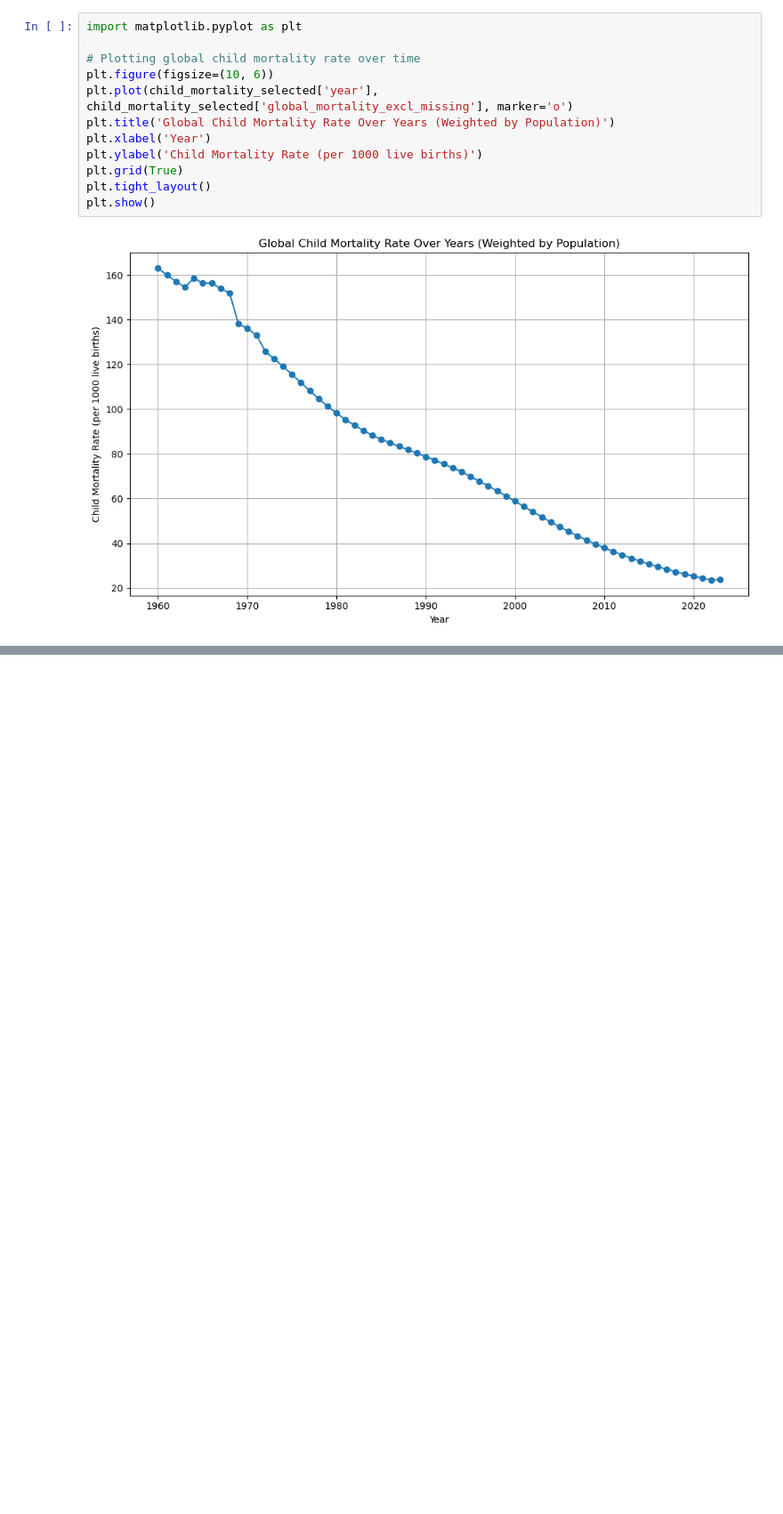
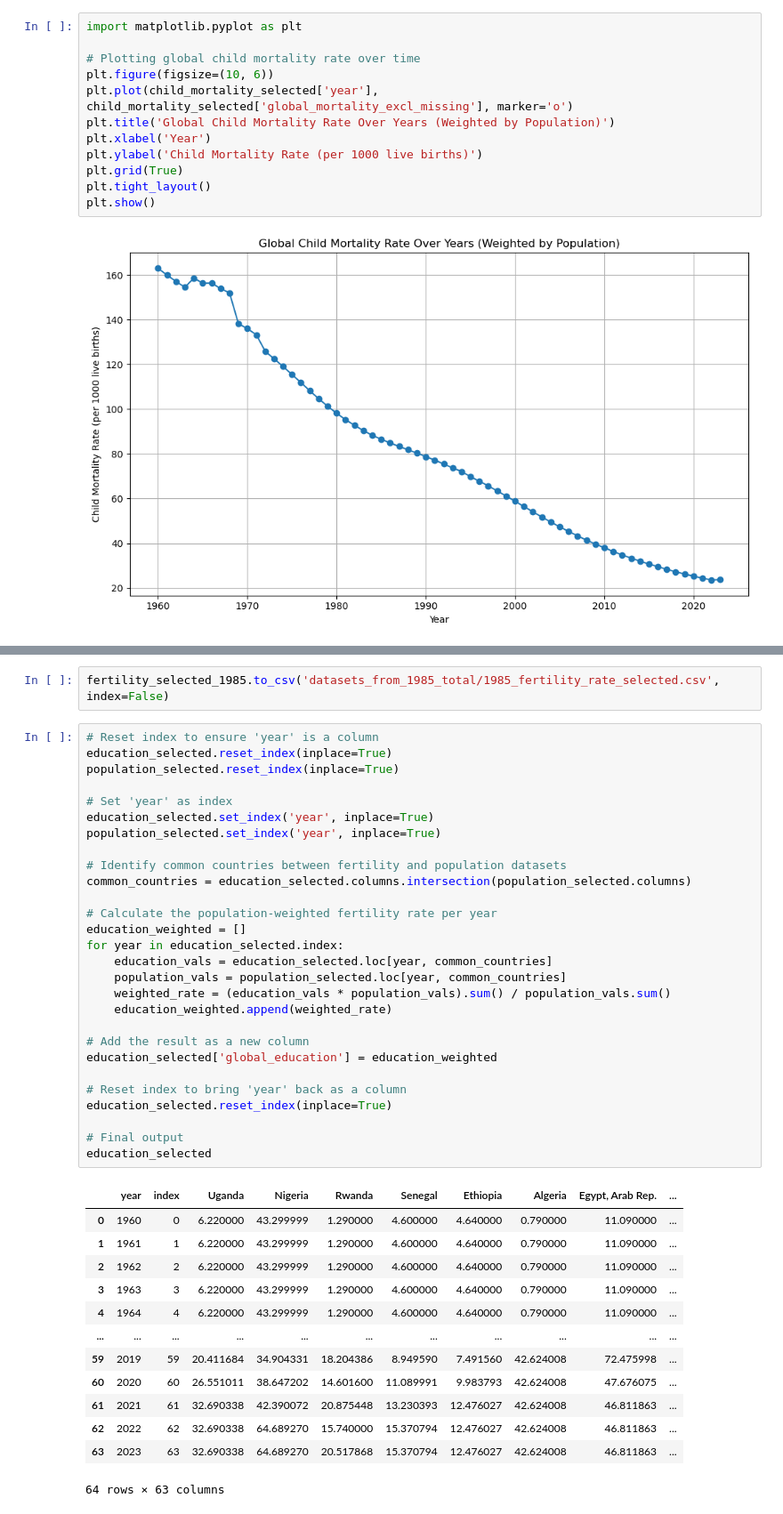
Before and after one commit to capstone-team-analytics/population_analysis, a Jupyter notebook: data_wrangling/from_sql.ipynb, the cells around one changed output, grey strips where cells are left out. Shown: that part at 89% size. Cells and saved outputs as stored; diff of their text form; blank space fills up the shorter version.

```diff
--- a/data_wrangling/from_sql.ipynb
+++ b/data_wrangling/from_sql.ipynb
@@ -220,0 +261,44 @@ fertility_selected
+# %%
+fertility_selected_1985.to_csv('datasets_from_1985_total/1985_fertility_rate_selected.csv', index=False)
+# %%
+# Reset index to ensure 'year' is a column
+education_selected.reset_index(inplace=True)
+population_selected.reset_index(inplace=True)
+
+# Set 'year' as index
+education_selected.set_index('year', inplace=True)
+population_selected.set_index('year', inplace=True)
+
+# Identify common countries between fertility and population datasets
+common_countries = education_selected.columns.intersection(population_selected.columns)
+
+# Calculate the population-weighted fertility rate per year
+education_weighted = []
+for year in education_selected.index:
+    education_vals = education_selected.loc[year, common_countries]
+    population_vals = population_selected.loc[year, common_countries]
+    weighted_rate = (education_vals * population_vals).sum() / population_vals.sum()
+    education_weighted.append(weighted_rate)
+
+# Add the result as a new column
+education_selected['global_education'] = education_weighted
+
+# Reset index to bring 'year' back as a column
+education_selected.reset_index(inplace=True)
+
+# Final output
+education_selected
+# %% [output]
+|  | year | index | Uganda | Nigeria | Rwanda | Senegal | Ethiopia | Algeria | Egypt, Arab Rep. | ... |
+| 0 | 1960 | 0 | 6.220000 | 43.299999 | 1.290000 | 4.600000 | 4.640000 | 0.790000 | 11.090000 | ... |
+| 1 | 1961 | 1 | 6.220000 | 43.299999 | 1.290000 | 4.600000 | 4.640000 | 0.790000 | 11.090000 | ... |
+| 2 | 1962 | 2 | 6.220000 | 43.299999 | 1.290000 | 4.600000 | 4.640000 | 0.790000 | 11.090000 | ... |
+| 3 | 1963 | 3 | 6.220000 | 43.299999 | 1.290000 | 4.600000 | 4.640000 | 0.790000 | 11.090000 | ... |
+| 4 | 1964 | 4 | 6.220000 | 43.299999 | 1.290000 | 4.600000 | 4.640000 | 0.790000 | 11.090000 | ... |
+| ... | ... | ... | ... | ... | ... | ... | ... | ... | ... | ... |
+| 59 | 2019 | 59 | 20.411684 | 34.904331 | 18.204386 | 8.949590 | 7.491560 | 42.624008 | 72.475998 | ... |
+| 60 | 2020 | 60 | 26.551011 | 38.647202 | 14.601600 | 11.089991 | 9.983793 | 42.624008 | 47.676075 | ... |
+| 61 | 2021 | 61 | 32.690338 | 42.390072 | 20.875448 | 13.230393 | 12.476027 | 42.624008 | 46.811863 | ... |
+| 62 | 2022 | 62 | 32.690338 | 64.689270 | 15.740000 | 15.370794 | 12.476027 | 42.624008 | 46.811863 | ... |
+| 63 | 2023 | 63 | 32.690338 | 64.689270 | 20.517868 | 15.370794 | 12.476027 | 42.624008 | 46.811863 | ... |
+64 rows × 63 columns
```
Also changed, not shown: parts of 21 cells of this notebook, 7 other files.
